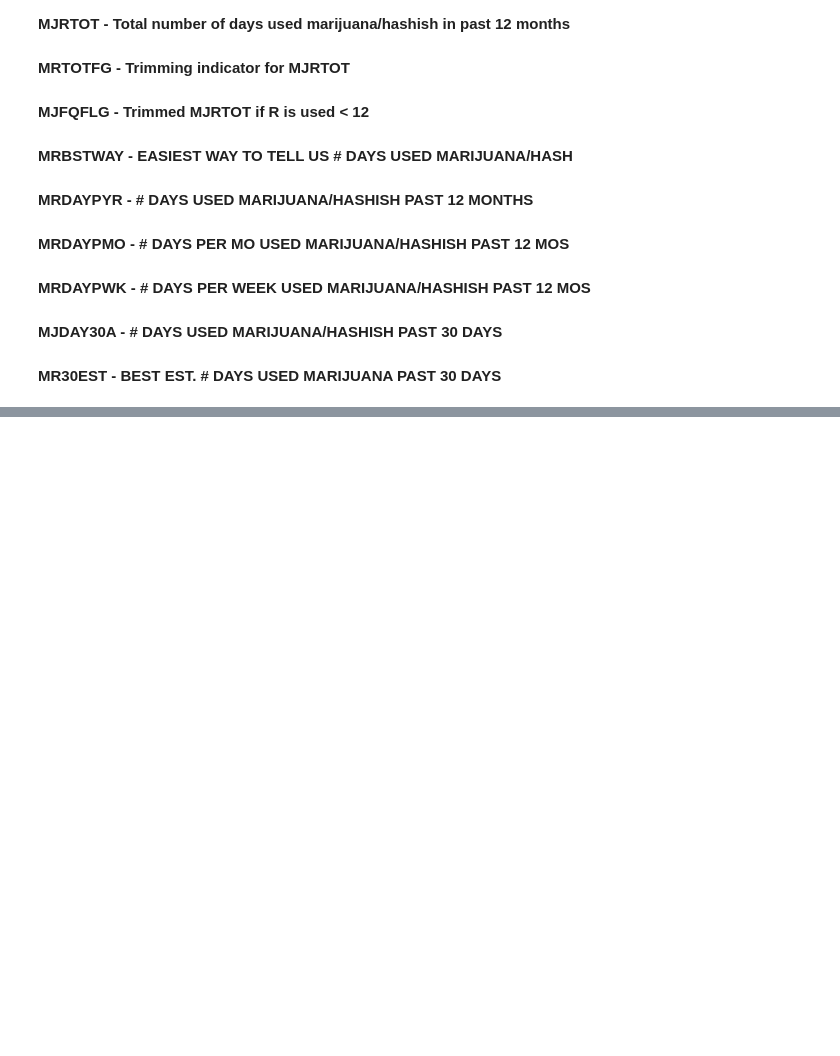
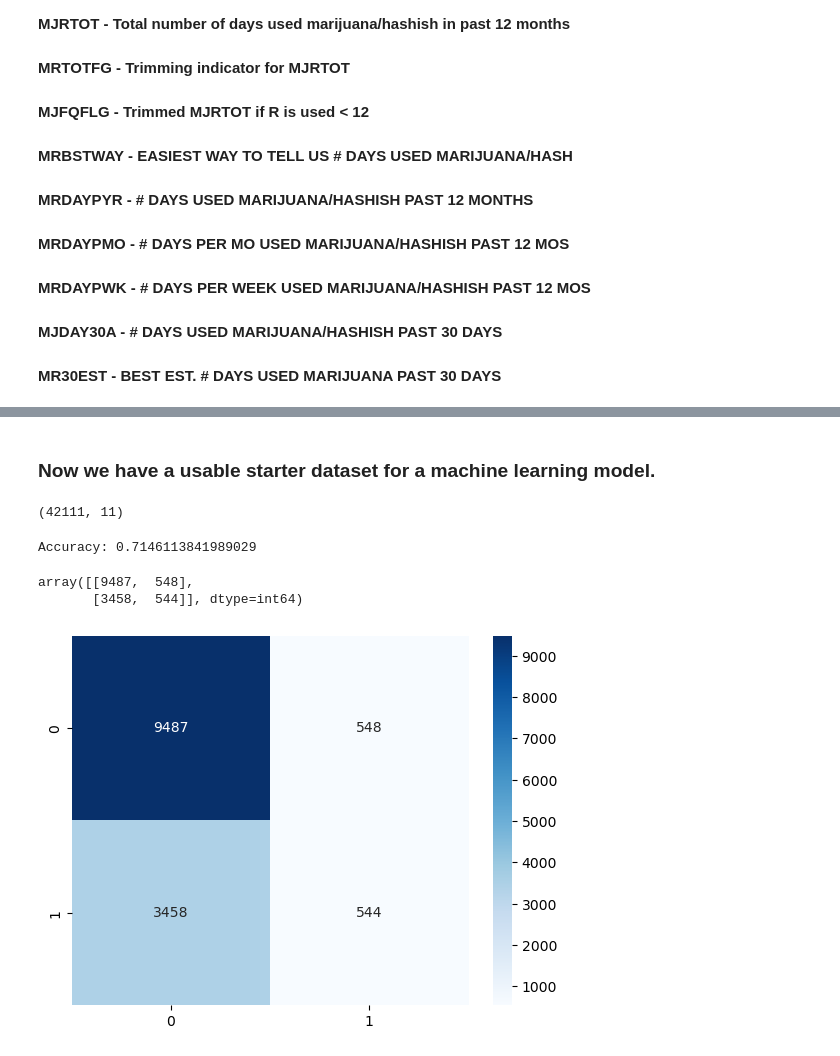
Before and after one commit to melissaprax/substance-use-mental-illness-analysis, a Jupyter notebook: starter.ipynb, the cells around one changed output, grey strips where cells are left out. Drawn from its saved outputs; the diff is of its cells as text; code cells hidden in the pictures; blank space fills up the shorter version.

Commit message:
cleaned starter_features and RandomForestClass...

```diff
--- a/starter.ipynb
+++ b/starter.ipynb
@@ -156,0 +500,7 @@ TARGETS = [
+# %%
+# Drop all rows with null values
+starter_df = starter_df.dropna(how='any')
+# Convert ADDPREV to an integer
+starter_df['ADDPREV'] = starter_df['ADDPREV'].astype(int)
+# Inspect starter_df
+starter_df.info()
@@ -156,0 +527,46 @@ TARGETS = [
+# %% [markdown]
+### Now we have a usable starter dataset for a machine learning model.
+# %%
+# Define X and y
+X = starter_df.drop(columns=['ADDPREV'])
+y = starter_df['ADDPREV']
+# %%
+# Split the data into training and testing sets
+from sklearn.model_selection import train_test_split
+
+X_train, X_test, y_train, y_test = train_test_split(X, y, random_state=42, stratify=y)
+
+X_train.shape
+# %% [output]
+(42111, 11)
+# %%
+# Let's first use a Random Forest Classifier to predict the labels of the test set.
+from sklearn.ensemble import RandomForestClassifier
+
+rf = RandomForestClassifier()
+
+rf.fit(X_train, y_train)
+
+# Predict the labels of the test set: y_pred
+y_pred = rf.predict(X_test)
+
+# Compute and print metrics
+print("Accuracy: {}".format(rf.score(X_test, y_test)))
+# %% [output]
+Accuracy: 0.7146113841989029
+# %%
+# Print a confusion matrix for the test data
+confusion_matrix(y_test, y_pred)
+# %% [output]
+array([[9487,  548],
+       [3458,  544]], dtype=int64)
+# %%
+# Now generate a more visually appealing confusion matrix using seaborn
+
+import seaborn as sns
+import matplotlib.pyplot as plt
+
+ax1 = sns.heatmap(confusion_matrix(y_test, y_pred), annot=True, cmap='Blues', fmt='g')
+plt.show(ax1)
+# %% [output]
+[figure, added]
```
Also changed, not shown: parts of 46 cells of this notebook.
